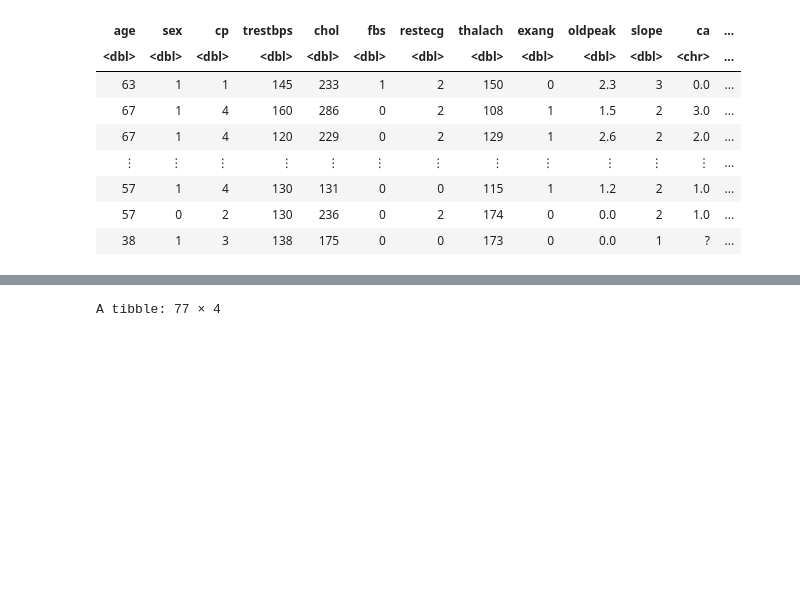
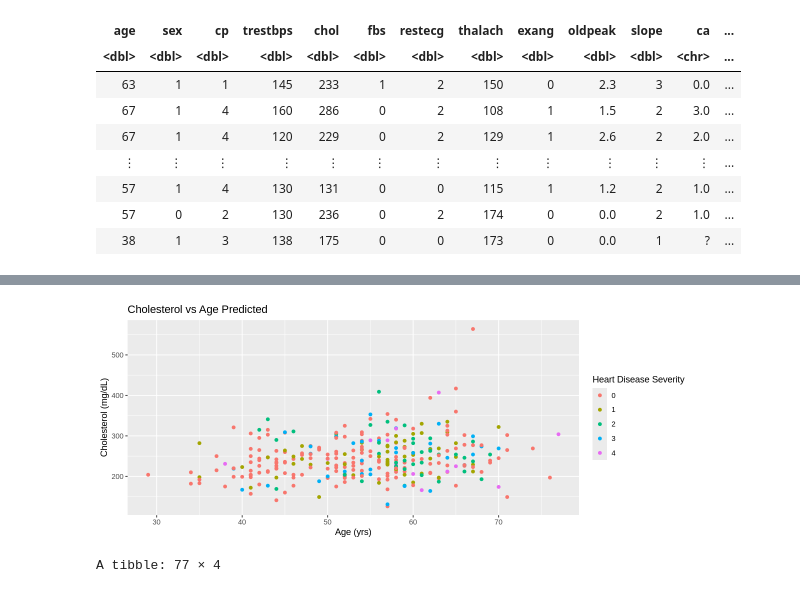
Before and after one commit to katelynmilan/DSCI_project, a Jupyter notebook: Project Report.ipynb, the cells around one changed output, grey strips where cells are left out. Cells and saved outputs as stored; diff of their text form; code cells hidden in the pictures; blank space fills up the shorter version.

```diff
--- a/Project Report.ipynb
+++ b/Project Report.ipynb
@@ -52,3 +52,11 @@ A tibble: 226 × 4
+# %%
+heart_exploratory_data_plot <- ggplot(clean_data, aes(x = age, y = cholesterol))+
+                geom_point(aes(color = heart_disease))+
+                labs(x = "Age (yrs)", y = "Cholesterol (mg/dL)", color = "Heart Disease Severity")+
+                ggtitle("Cholesterol vs Age Predicted")
+heart_exploratory_data_plot
+# %% [output]
+[figure, added]
 # %%
 set.seed(42069)
 
```
Also changed, not shown: parts of 5 cells of this notebook.
